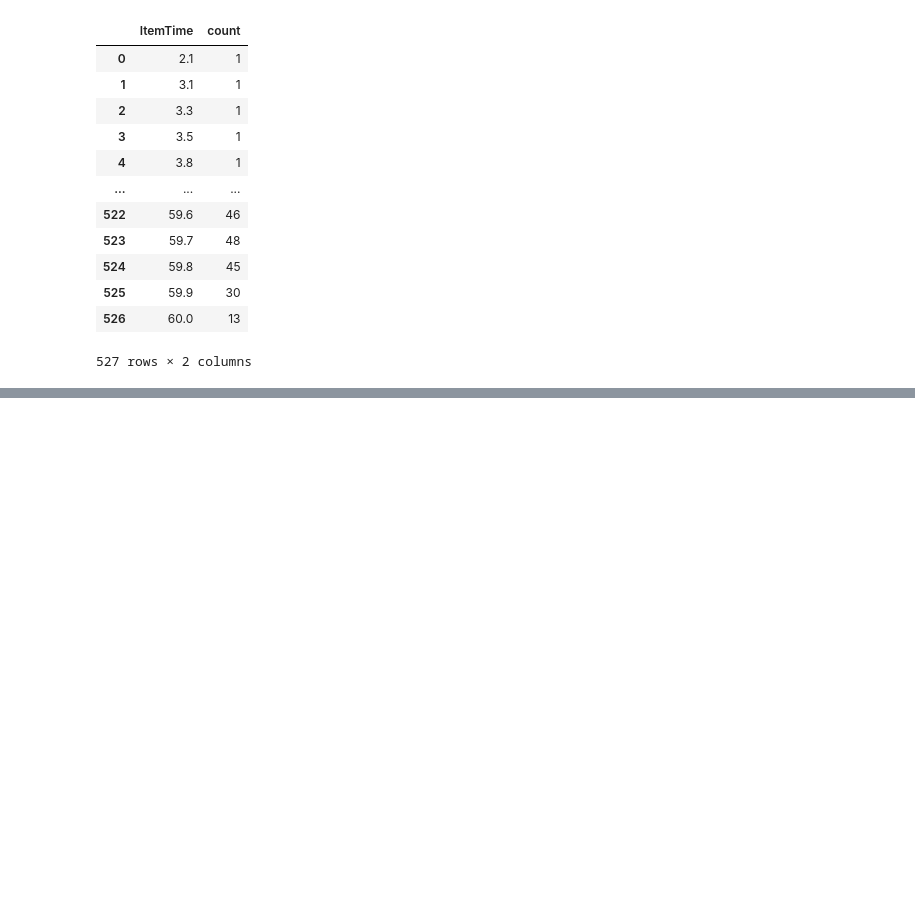
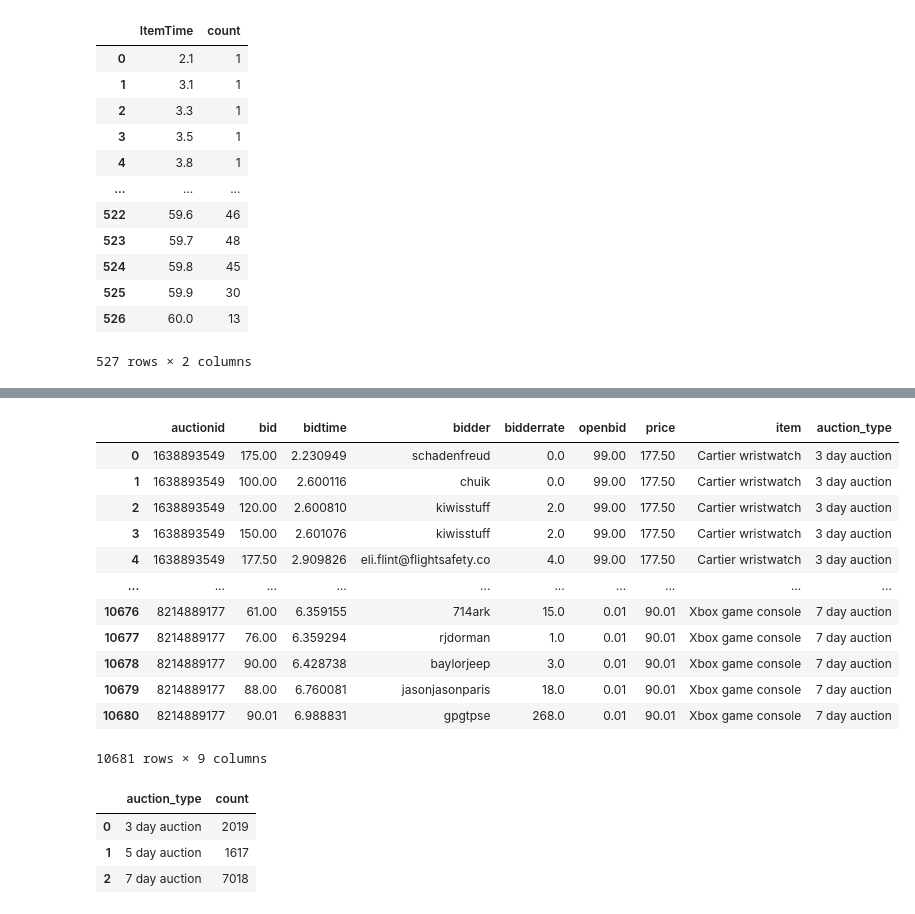
Before and after one commit to findraj/Auction-Dynamics-Simulation, a Jupyter notebook: analysis/results/results.ipynb, the cells around one changed output, grey strips where cells are left out. Cells and saved outputs as stored; diff of their text form; code cells hidden in the pictures; blank space fills up the shorter version.

```diff
--- a/analysis/results/results.ipynb
+++ b/analysis/results/results.ipynb
@@ -121,0 +122,25 @@ plt.show()
+# %%
+ebay_df
+# %% [output]
+|  | auctionid | bid | bidtime | bidder | bidderrate | openbid | price | item | auction_type |
+| 0 | 1638893549 | 175.00 | 2.230949 | schadenfreud | 0.0 | 99.00 | 177.50 | Cartier wristwatch | 3 day auction |
+| 1 | 1638893549 | 100.00 | 2.600116 | chuik | 0.0 | 99.00 | 177.50 | Cartier wristwatch | 3 day auction |
+| 2 | 1638893549 | 120.00 | 2.600810 | kiwisstuff | 2.0 | 99.00 | 177.50 | Cartier wristwatch | 3 day auction |
+| 3 | 1638893549 | 150.00 | 2.601076 | kiwisstuff | 2.0 | 99.00 | 177.50 | Cartier wristwatch | 3 day auction |
+| 4 | 1638893549 | 177.50 | 2.909826 | eli.flint@flightsafety.co | 4.0 | 99.00 | 177.50 | Cartier wristwatch | 3 day auction |
+| ... | ... | ... | ... | ... | ... | ... | ... | ... | ... |
+| 10676 | 8214889177 | 61.00 | 6.359155 | 714ark | 15.0 | 0.01 | 90.01 | Xbox game console | 7 day auction |
+| 10677 | 8214889177 | 76.00 | 6.359294 | rjdorman | 1.0 | 0.01 | 90.01 | Xbox game console | 7 day auction |
+| 10678 | 8214889177 | 90.00 | 6.428738 | baylorjeep | 3.0 | 0.01 | 90.01 | Xbox game console | 7 day auction |
+| 10679 | 8214889177 | 88.00 | 6.760081 | jasonjasonparis | 18.0 | 0.01 | 90.01 | Xbox game console | 7 day auction |
+| 10680 | 8214889177 | 90.01 | 6.988831 | gpgtpse | 268.0 | 0.01 | 90.01 | Xbox game console | 7 day auction |
+10681 rows × 9 columns
+# %%
+ebay_df = ebay_df.dropna()
+counts_df = ebay_df.groupby('auction_type').size().reset_index(name='count')
+counts_df
+# %% [output]
+|  | auction_type | count |
+| 0 | 3 day auction | 2019 |
+| 1 | 5 day auction | 1617 |
+| 2 | 7 day auction | 7018 |
```
Also changed, not shown: parts of 6 cells of this notebook, 2 other files.
